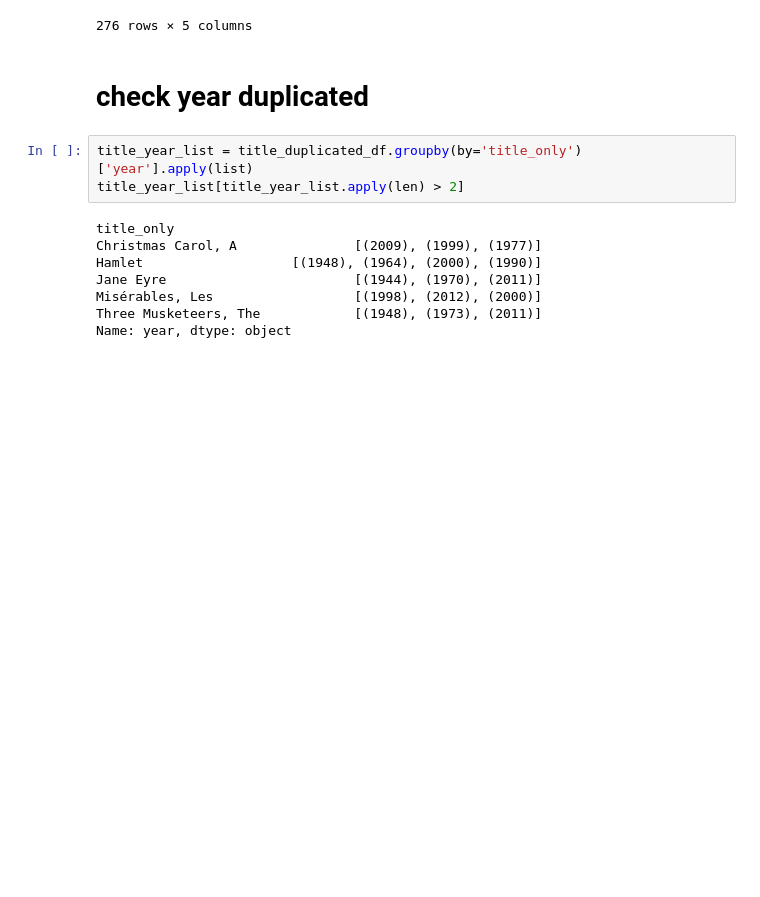
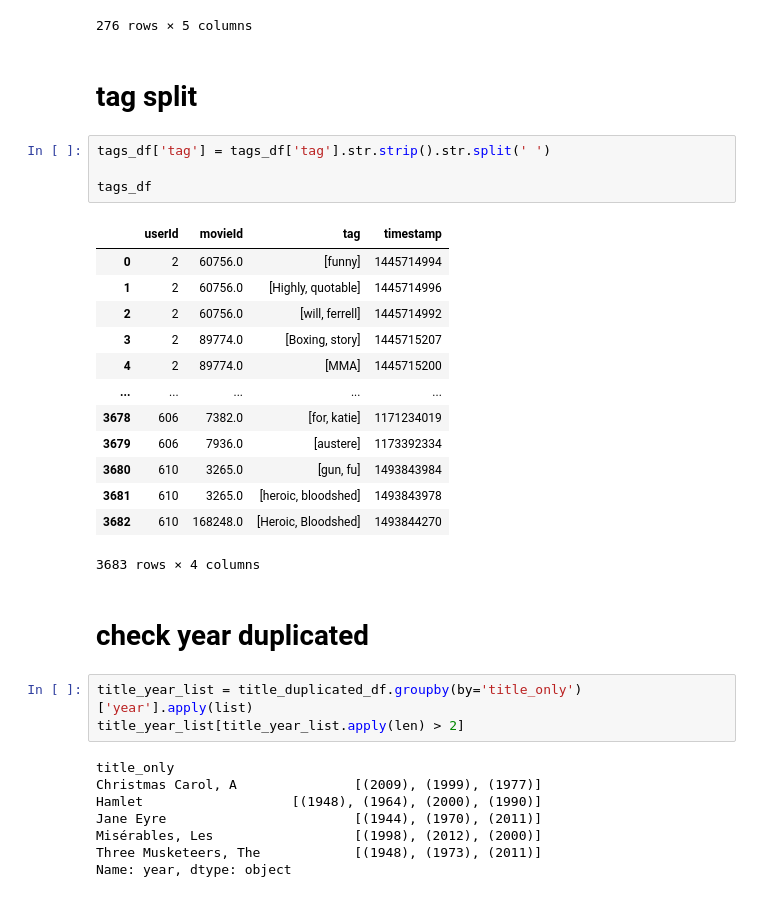
Before and after one commit to basamg912/item_based-recommendation-system, a Jupyter notebook: notebooks/item_based_CF(preprocess).ipynb, the cells around one changed output. Drawn from its saved outputs; the diff is of its cells as text; blank space fills up the shorter version.

```diff
--- a/notebooks/item_based_CF.ipynb
+++ b/notebooks/item_based_CF(preprocess).ipynb
@@ -750,6 +752,26 @@ title_duplicated_df
 | 9693 | 184931 | Death Wish (2018) | [Action, Crime, Drama, Thriller] | Death Wish | (2018) |
 | 9716 | 189111 | Spiral (2018) | [Documentary] | Spiral | (2018) |
 276 rows × 5 columns
+# %% [markdown]
+# tag split
+# %%
+tags_df['tag'] = tags_df['tag'].str.strip().str.split(' ')
+
+tags_df
+# %% [output]
+|  | userId | movieId | tag | timestamp |
+| 0 | 2 | 60756.0 | [funny] | 1445714994 |
+| 1 | 2 | 60756.0 | [Highly, quotable] | 1445714996 |
+| 2 | 2 | 60756.0 | [will, ferrell] | 1445714992 |
+| 3 | 2 | 89774.0 | [Boxing, story] | 1445715207 |
+| 4 | 2 | 89774.0 | [MMA] | 1445715200 |
+| ... | ... | ... | ... | ... |
+| 3678 | 606 | 7382.0 | [for, katie] | 1171234019 |
+| 3679 | 606 | 7936.0 | [austere] | 1173392334 |
+| 3680 | 610 | 3265.0 | [gun, fu] | 1493843984 |
+| 3681 | 610 | 3265.0 | [heroic, bloodshed] | 1493843978 |
+| 3682 | 610 | 168248.0 | [Heroic, Bloodshed] | 1493844270 |
+3683 rows × 4 columns
 # %% [markdown]
 # check year duplicated
 # %%
```
Also changed, not shown: parts of 4 cells of this notebook, 3 other files.
